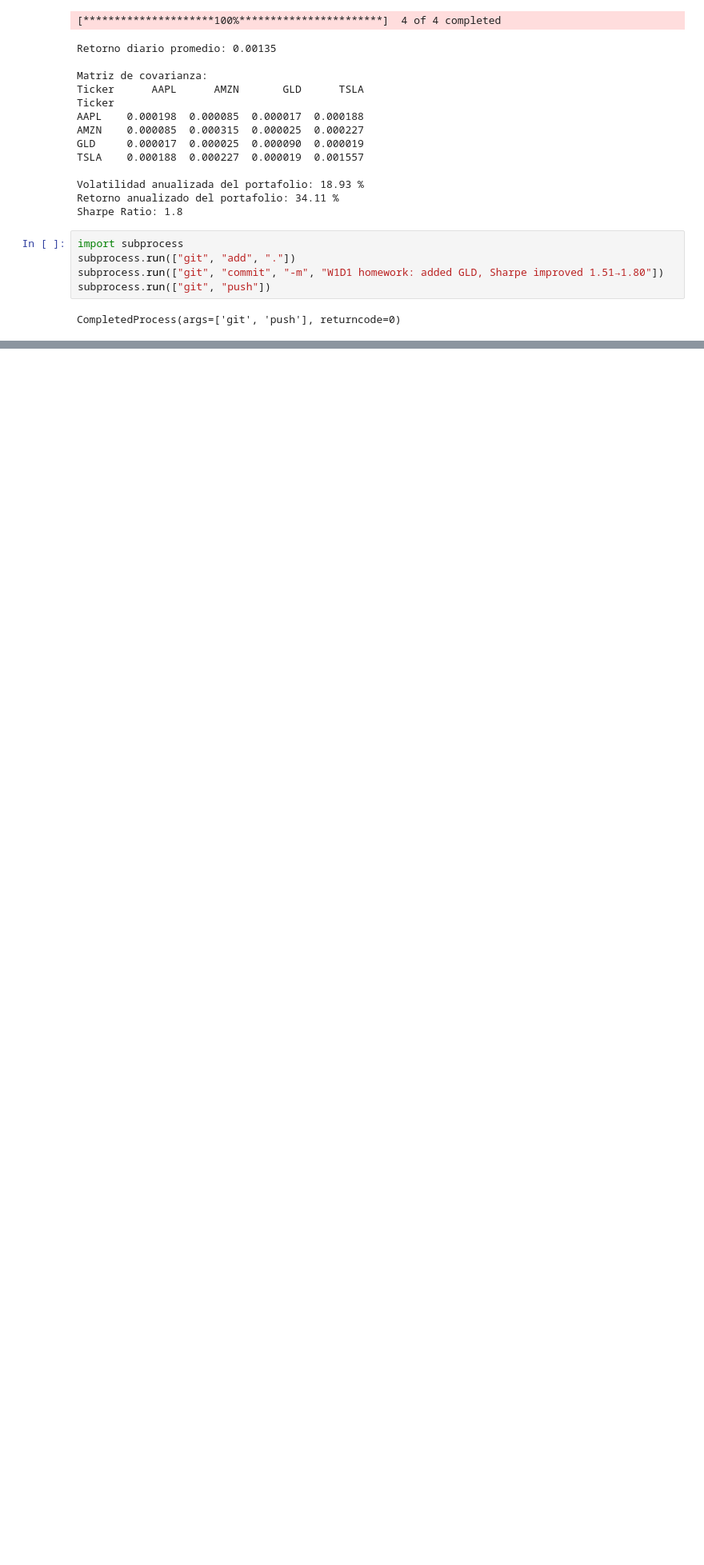
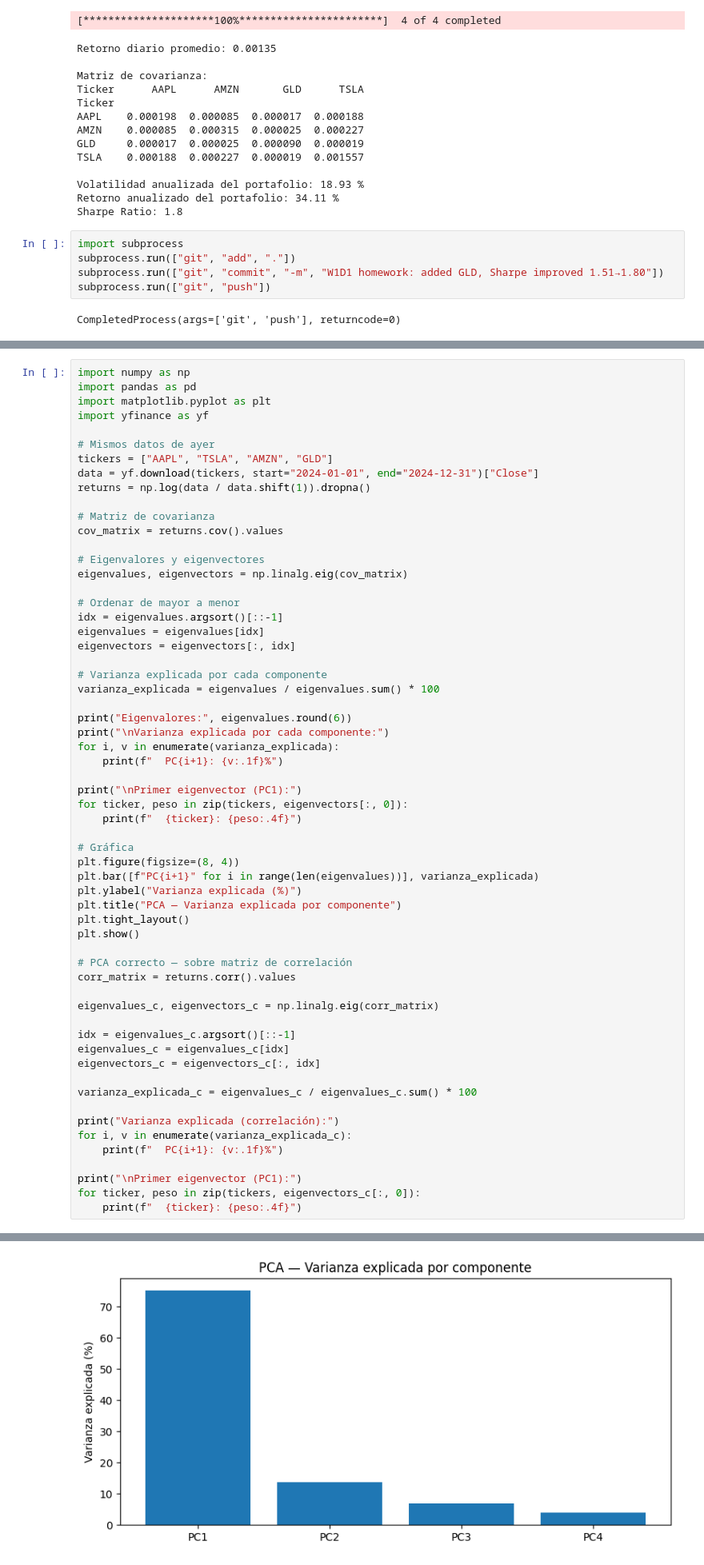
Before and after one commit to Petrack28/RoadMap2BecomeAQuant, a Jupyter notebook: 01-factor-analysis/Semana1.ipynb, the cells around one changed output, grey strips where cells are left out. Shown at 80% size. Cells and saved outputs as stored; diff of their text form; blank space fills up the shorter version.

Commit message:
W1D2: PCA sobre correlacion, factores mercado y riesgo

```diff
--- a/01-factor-analysis/Semana1.ipynb
+++ b/01-factor-analysis/Semana1.ipynb
@@ -65,0 +68,61 @@ CompletedProcess(args=['git', 'push'], returncode=0)
+# %%
+import numpy as np
+import pandas as pd
+import matplotlib.pyplot as plt
+import yfinance as yf
+
+# Mismos datos de ayer
+tickers = ["AAPL", "TSLA", "AMZN", "GLD"]
+data = yf.download(tickers, start="2024-01-01", end="2024-12-31")["Close"]
+returns = np.log(data / data.shift(1)).dropna()
+
+# Matriz de covarianza
+cov_matrix = returns.cov().values
+
+# Eigenvalores y eigenvectores
+eigenvalues, eigenvectors = np.linalg.eig(cov_matrix)
+
+# Ordenar de mayor a menor
+idx = eigenvalues.argsort()[::-1]
+eigenvalues = eigenvalues[idx]
+eigenvectors = eigenvectors[:, idx]
+
+# Varianza explicada por cada componente
+varianza_explicada = eigenvalues / eigenvalues.sum() * 100
+
+print("Eigenvalores:", eigenvalues.round(6))
+print("\nVarianza explicada por cada componente:")
+for i, v in enumerate(varianza_explicada):
+    print(f"  PC{i+1}: {v:.1f}%")
+
+print("\nPrimer eigenvector (PC1):")
+for ticker, peso in zip(tickers, eigenvectors[:, 0]):
+    print(f"  {ticker}: {peso:.4f}")
+
+# Gráfica
+plt.figure(figsize=(8, 4))
+plt.bar([f"PC{i+1}" for i in range(len(eigenvalues))], varianza_explicada)
+plt.ylabel("Varianza explicada (%)")
+plt.title("PCA — Varianza explicada por componente")
+plt.tight_layout()
+plt.show()
+
+# PCA correcto — sobre matriz de correlación
+corr_matrix = returns.corr().values
+
+eigenvalues_c, eigenvectors_c = np.linalg.eig(corr_matrix)
+
+idx = eigenvalues_c.argsort()[::-1]
+eigenvalues_c = eigenvalues_c[idx]
+eigenvectors_c = eigenvectors_c[:, idx]
+
+varianza_explicada_c = eigenvalues_c / eigenvalues_c.sum() * 100
+
+print("Varianza explicada (correlación):")
+for i, v in enumerate(varianza_explicada_c):
+    print(f"  PC{i+1}: {v:.1f}%")
+
+print("\nPrimer eigenvector (PC1):")
+for ticker, peso in zip(tickers, eigenvectors_c[:, 0]):
+    print(f"  {ticker}: {peso:.4f}")
+# %% [output]
@@ -65,0 +143 @@ CompletedProcess(args=['git', 'push'], returncode=0)
+[figure, added]
```
Also changed, not shown: parts of 7 cells of this notebook.
